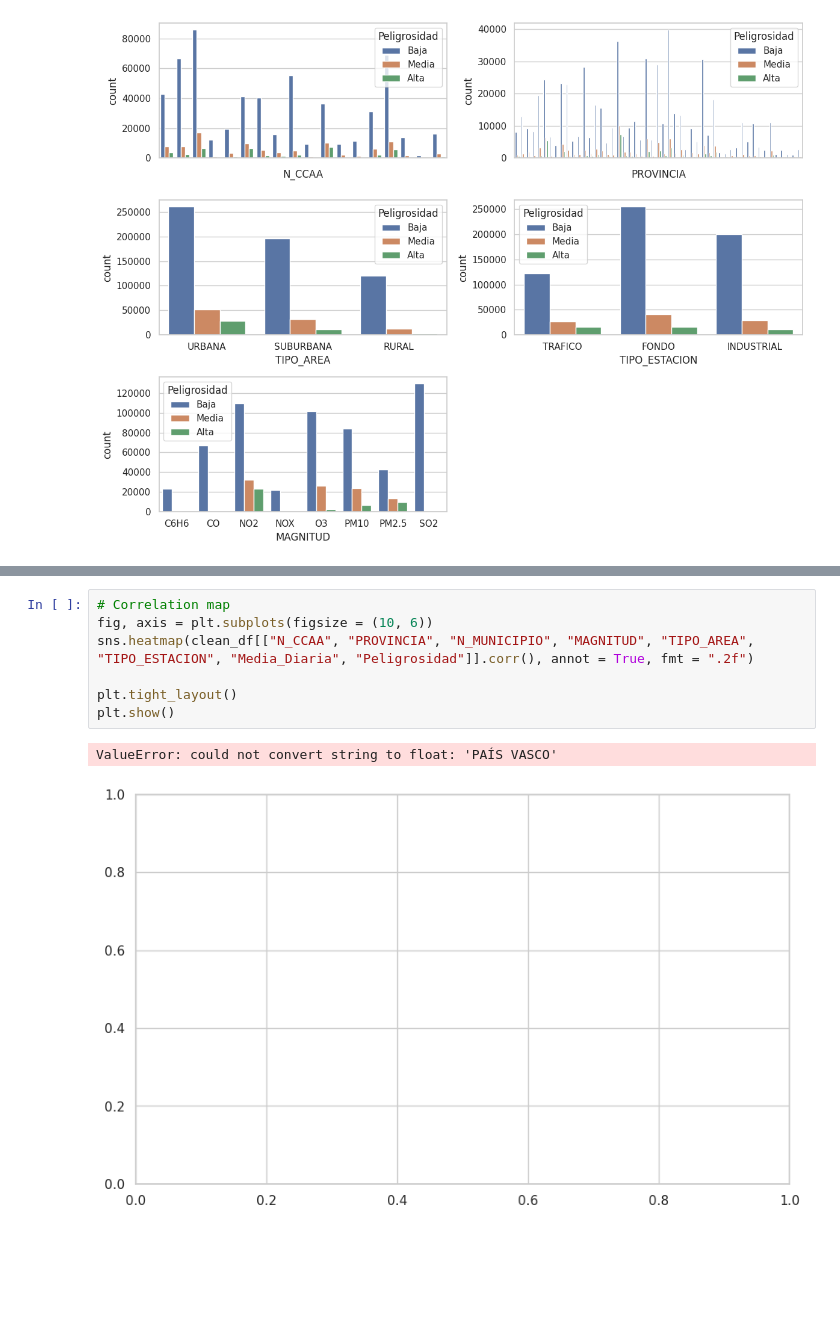
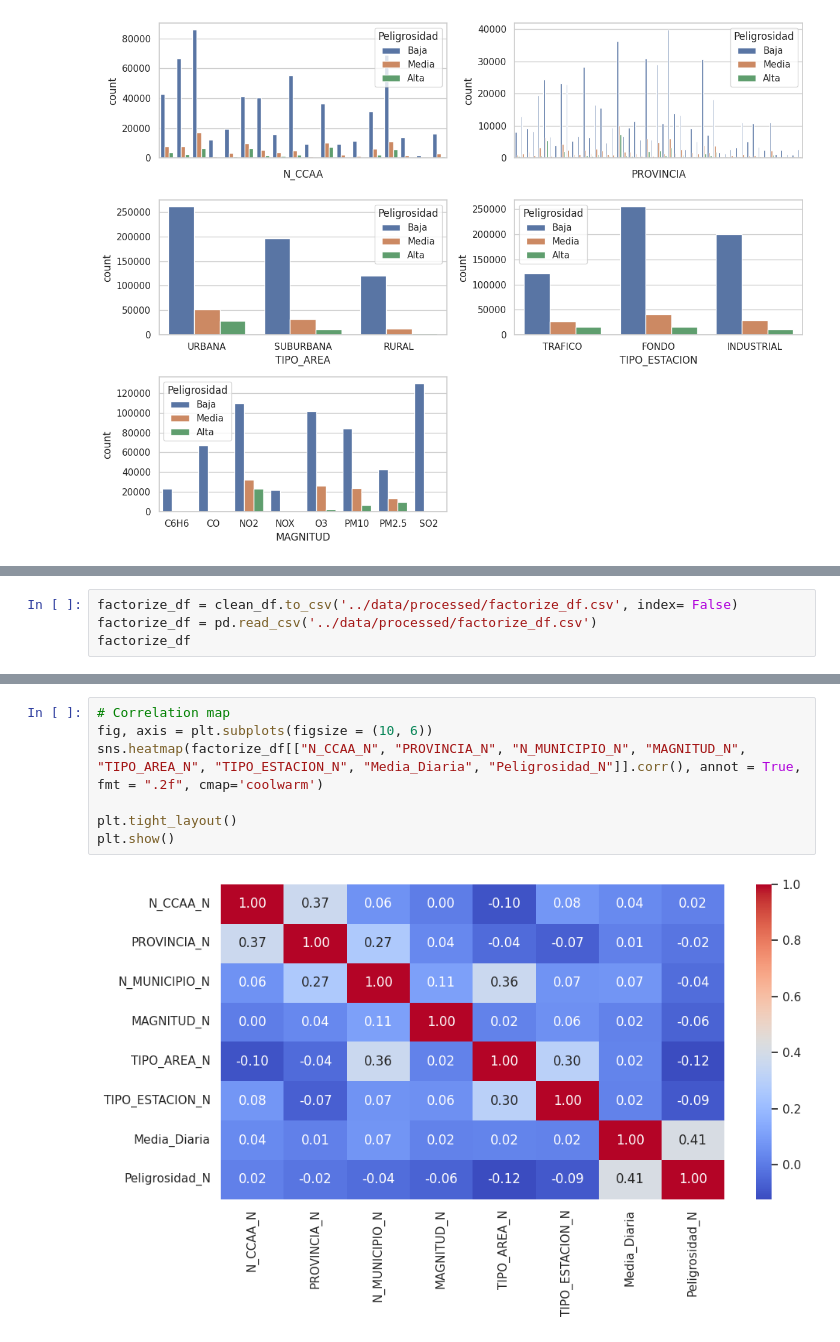
Before and after one commit to Pilizmt/Final-project-air-quality, a Jupyter notebook: src/EDA.ipynb, the cells around one changed output, grey strips where cells are left out. Cells and saved outputs as stored; diff of their text form; blank space fills up the shorter version.

```diff
--- a/src/EDA.ipynb
+++ b/src/EDA.ipynb
@@ -243,0 +266,4 @@ memory usage: 54.9+ MB
+# %%
+factorize_df = clean_df.to_csv('../data/processed/factorize_df.csv', index= False)
+factorize_df = pd.read_csv('../data/processed/factorize_df.csv')
+factorize_df
@@ -244,10 +284,9 @@ memory usage: 54.9+ MB
 # %%
 # Correlation map
 fig, axis = plt.subplots(figsize = (10, 6))
-sns.heatmap(clean_df[["N_CCAA", "PROVINCIA", "N_MUNICIPIO", "MAGNITUD", "TIPO_AREA", "TIPO_ESTACION", "Media_Diaria", "Peligrosidad"]].corr(), annot = True, fmt = ".2f")
+sns.heatmap(factorize_df[["N_CCAA_N", "PROVINCIA_N", "N_MUNICIPIO_N", "MAGNITUD_N", "TIPO_AREA_N", "TIPO_ESTACION_N", "Media_Diaria", "Peligrosidad_N"]].corr(), annot = True, fmt = ".2f", cmap='coolwarm')
 
 plt.tight_layout()
 plt.show()
 # %% [output]
-ValueError: could not convert string to float: 'PAÍS VASCO'
-[figure, old version]
+[figure, new version]
```
Also changed, not shown: parts of 15 cells of this notebook, 4 other files.
